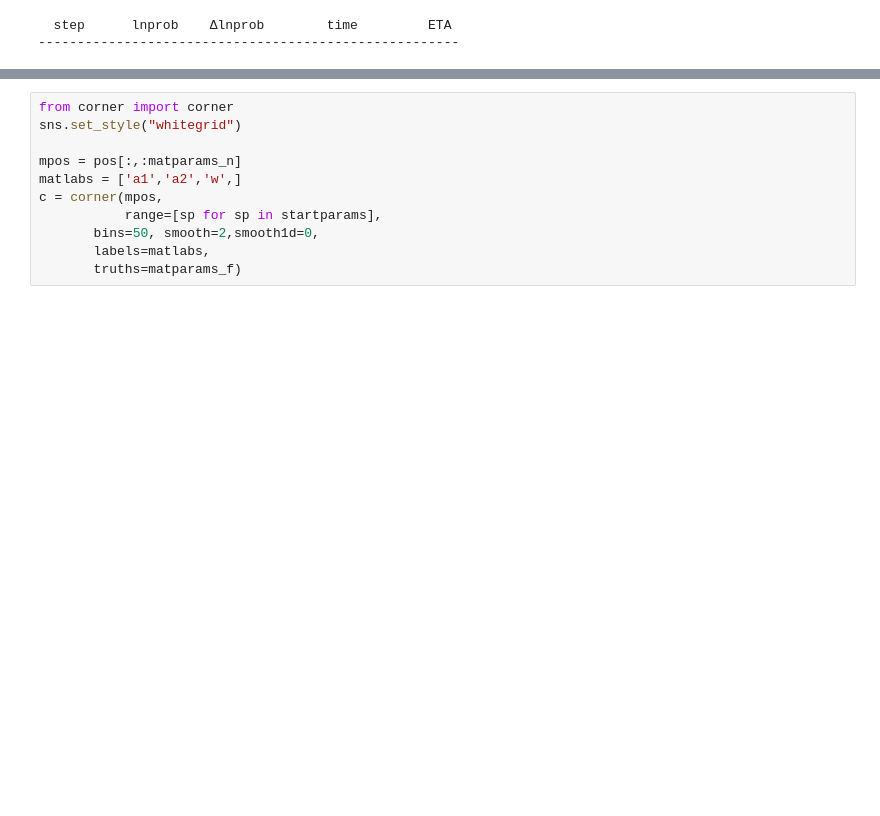
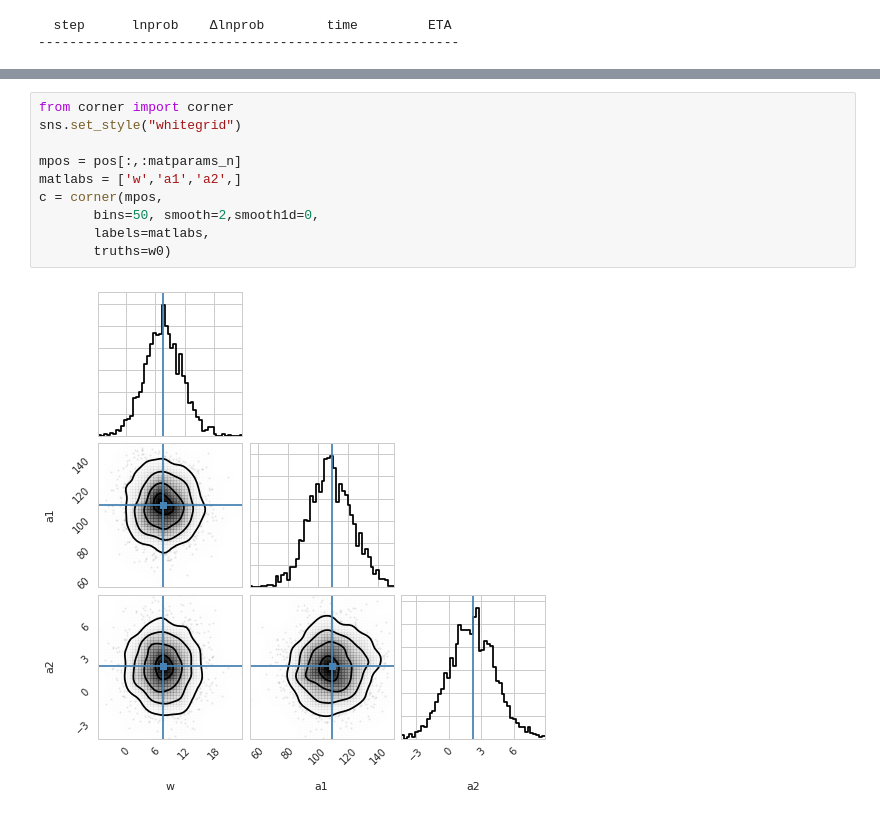
Before and after one commit to melizalab/dstrf, a Jupyter notebook: notebooks/glmat/glmat_2d_twin.ipynb, the cells around one changed output, grey strips where cells are left out. Saved outputs shown, nothing was run; the diff lists cells and outputs as text; blank space fills up the shorter version.

```diff
--- a/notebooks/glmat/glmat_2d_twin.ipynb
+++ b/notebooks/glmat/glmat_2d_twin.ipynb
@@ -196,13 +200,14 @@ print(theta[:matparams_n])
 # %%
 from corner import corner
 sns.set_style("whitegrid")
 
 mpos = pos[:,:matparams_n]
-matlabs = ['a1','a2','w',]
+matlabs = ['w','a1','a2',]
 c = corner(mpos,
-           range=[sp for sp in startparams],
        bins=50, smooth=2,smooth1d=0,
        labels=matlabs,
-       truths=matparams_f)
+       truths=w0)
+# %% [output]
+[figure, added]
 # %%
 # see how well predictions line up
```
Also changed, not shown: parts of 5 cells of this notebook.
